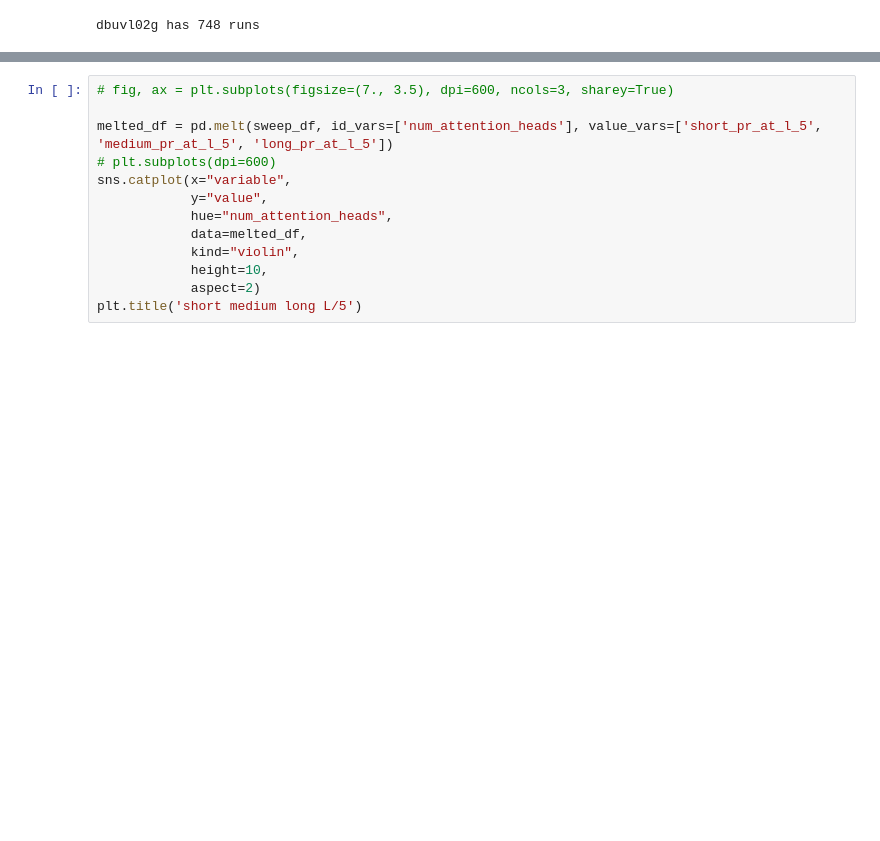
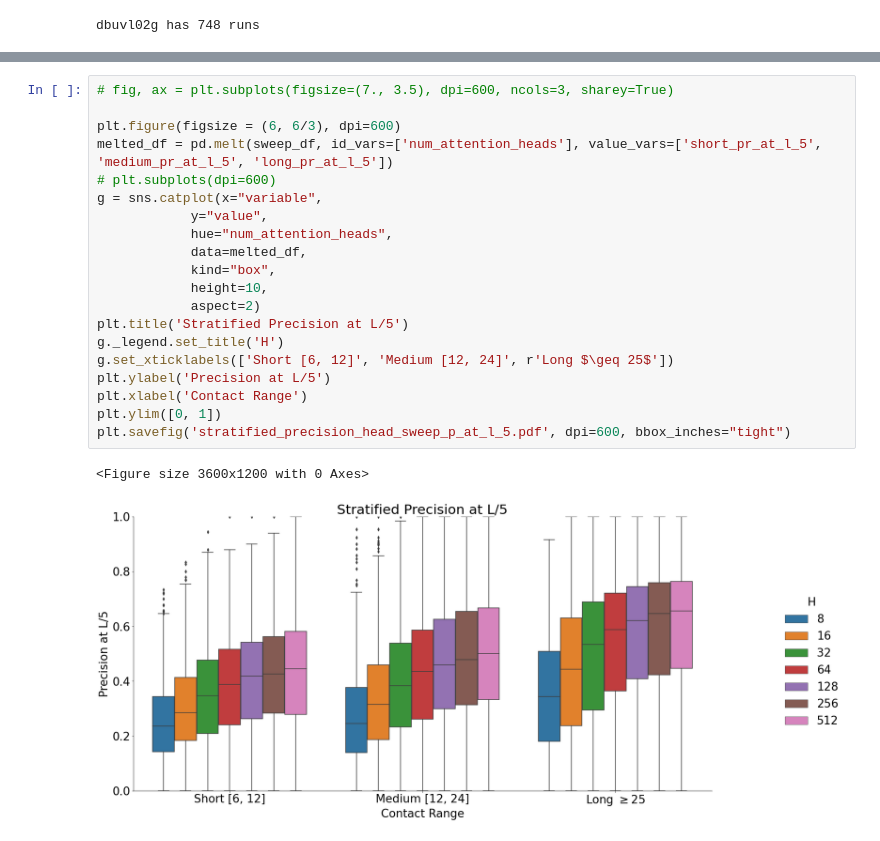
Before and after one commit to songlab-cal/factored-attention, a Jupyter notebook: weight_correlations.ipynb, the cells around one changed output, grey strips where cells are left out. Saved outputs shown, nothing was run; the diff lists cells and outputs as text; blank space fills up the shorter version.

```diff
--- a/weight_correlations.ipynb
+++ b/weight_correlations.ipynb
@@ -294,14 +165,24 @@ plt.title('pearson')
 # %%
 # fig, ax = plt.subplots(figsize=(7., 3.5), dpi=600, ncols=3, sharey=True)
 
+plt.figure(figsize = (6, 6/3), dpi=600)
 melted_df = pd.melt(sweep_df, id_vars=['num_attention_heads'], value_vars=['short_pr_at_l_5', 'medium_pr_at_l_5', 'long_pr_at_l_5'])
 # plt.subplots(dpi=600)
-sns.catplot(x="variable",
+g = sns.catplot(x="variable",
             y="value",
             hue="num_attention_heads",
             data=melted_df,
-            kind="violin",
+            kind="box",
             height=10,
             aspect=2)
-plt.title('short medium long L/5')
+plt.title('Stratified Precision at L/5')
+g._legend.set_title('H')
+g.set_xticklabels(['Short [6, 12]', 'Medium [12, 24]', r'Long $\geq 25$'])
+plt.ylabel('Precision at L/5')
+plt.xlabel('Contact Range')
+plt.ylim([0, 1])
+plt.savefig('stratified_precision_head_sweep_p_at_l_5.pdf', dpi=600, bbox_inches="tight")
+# %% [output]
+<Figure size 3600x1200 with 0 Axes>
+[figure, added]
 # %%
```
Also changed, not shown: parts of 32 cells of this notebook, 7 other files.
